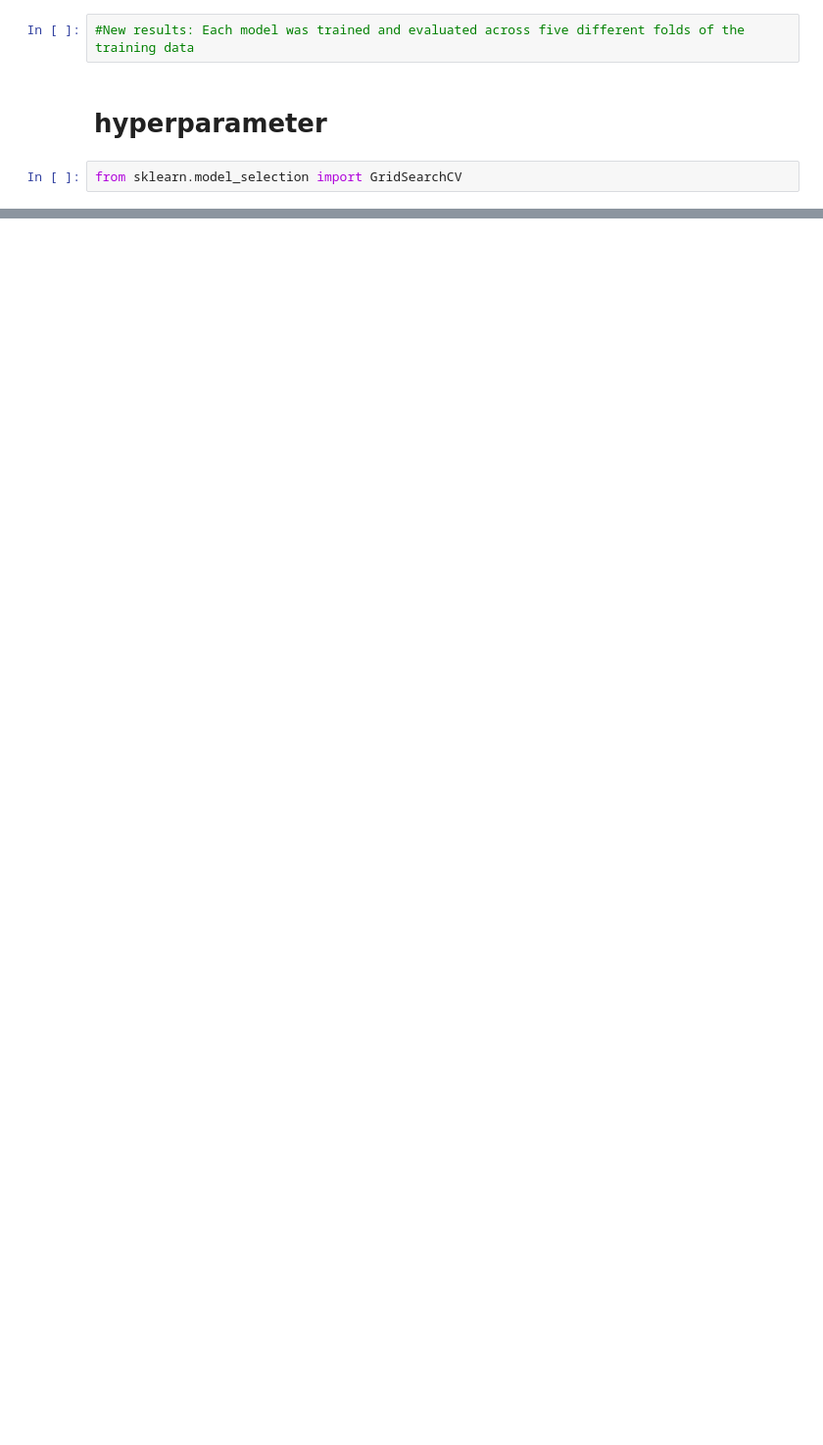
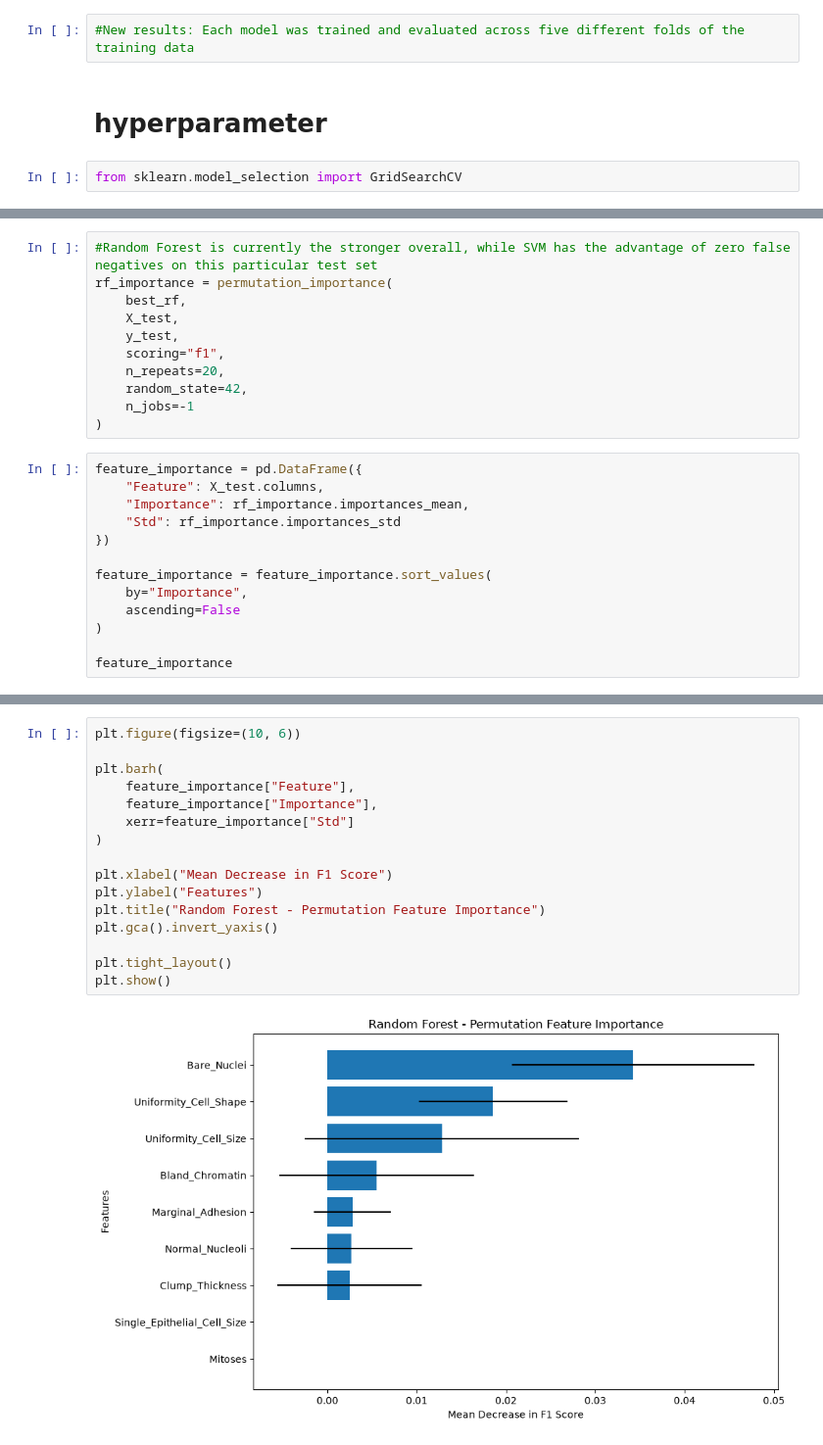
Before and after one commit to sreejithdotme/Breast_Cancer_ML, a Jupyter notebook: Notebook/01_data_inspection.ipynb, the cells around one changed output, grey strips where cells are left out. Shown at 98% size. Cells and saved outputs as stored; diff of their text form; blank space fills up the shorter version.

```diff
--- a/Notebook/01_data_inspection.ipynb
+++ b/Notebook/01_data_inspection.ipynb
@@ -947,0 +1093,24 @@ rf_params = {
+# %%
+#Random Forest is currently the stronger overall, while SVM has the advantage of zero false negatives on this particular test set
+rf_importance = permutation_importance(
+    best_rf,
+    X_test,
+    y_test,
+    scoring="f1",
+    n_repeats=20,
+    random_state=42,
+    n_jobs=-1
+)
+# %%
+feature_importance = pd.DataFrame({
+    "Feature": X_test.columns,
+    "Importance": rf_importance.importances_mean,
+    "Std": rf_importance.importances_std
+})
+
+feature_importance = feature_importance.sort_values(
+    by="Importance",
+    ascending=False
+)
+
+feature_importance
@@ -947,0 +1128,18 @@ rf_params = {
+# %%
+plt.figure(figsize=(10, 6))
+
+plt.barh(
+    feature_importance["Feature"],
+    feature_importance["Importance"],
+    xerr=feature_importance["Std"]
+)
+
+plt.xlabel("Mean Decrease in F1 Score")
+plt.ylabel("Features")
+plt.title("Random Forest - Permutation Feature Importance")
+plt.gca().invert_yaxis()
+
+plt.tight_layout()
+plt.show()
+# %% [output]
+[figure, added]
```
Also changed, not shown: parts of 29 cells of this notebook, 1 other file.
